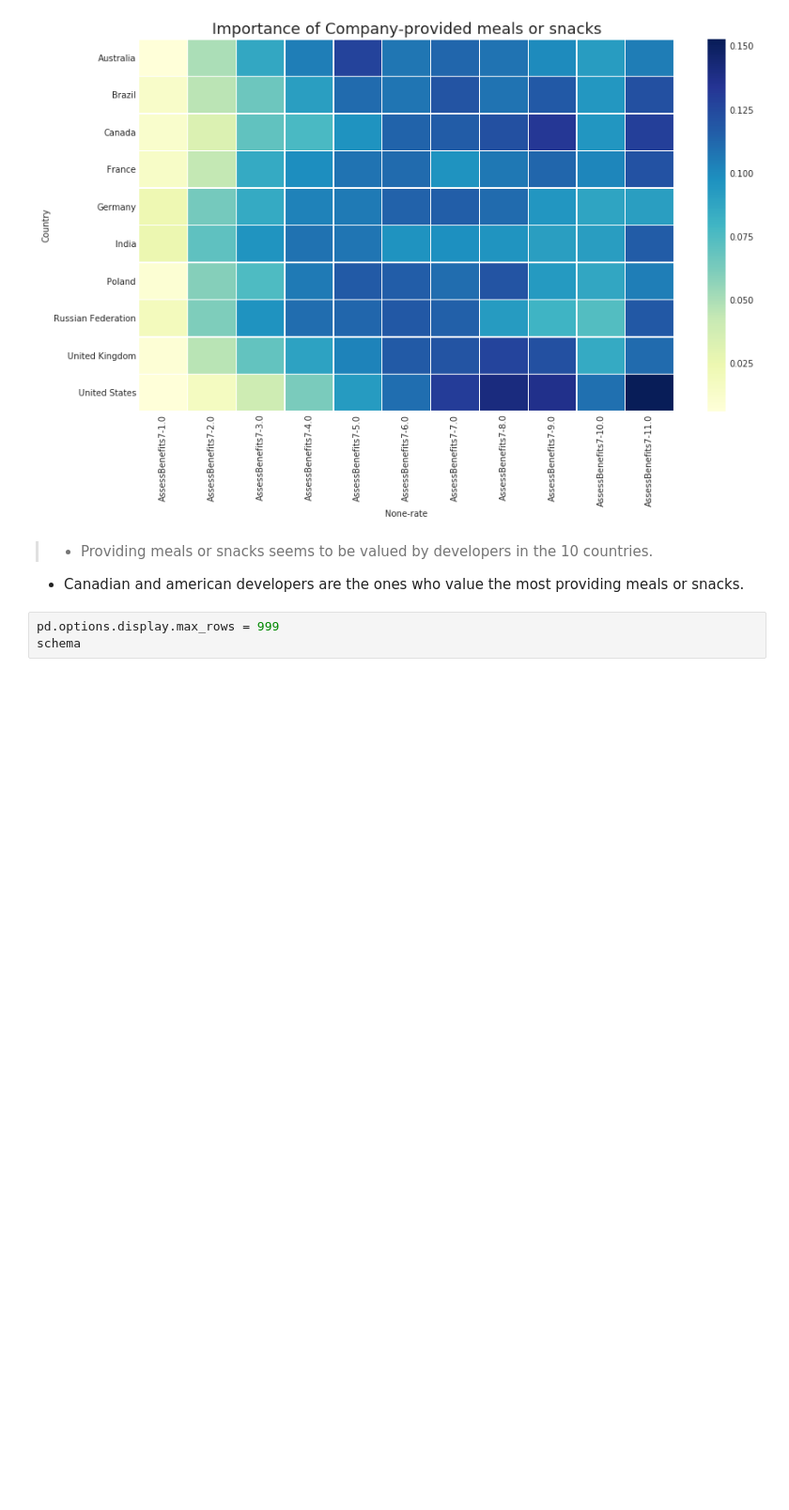
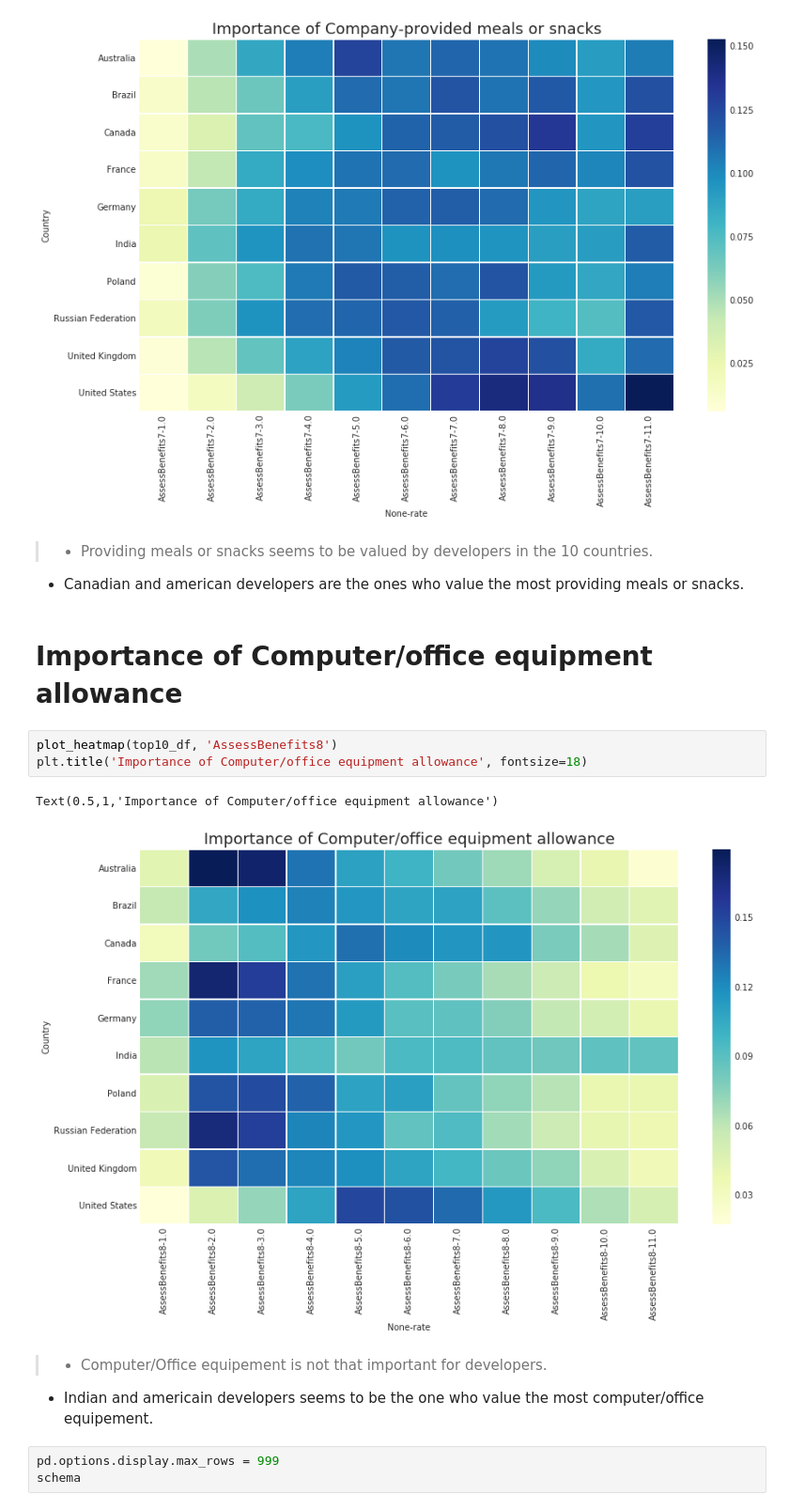
Before and after one commit to djaballah/Stack-Overflow-2018-Developer-Survey-Analysis, a Jupyter notebook: Simple Eda.ipynb, the cells around one changed output. Shown at 94% size. Drawn from its saved outputs; the diff is of its cells as text; blank space fills up the shorter version.

Commit message:
Analyzing the importance of office/computer equipement allowance

```diff
--- a/Simple Eda.ipynb
+++ b/Simple Eda.ipynb
@@ -437,6 +437,17 @@ Text(0.5,1,'Importance of Company-provided meals or snacks')
 # %% [markdown]
 > * Providing meals or snacks seems to be valued by developers in the 10 countries.
 * Canadian and american developers are the ones who value the most providing meals or snacks.
+# %% [markdown]
+# Importance of Computer/office equipment allowance
+# %%
+plot_heatmap(top10_df, 'AssessBenefits8')
+plt.title('Importance of Computer/office equipment allowance', fontsize=18)
+# %% [output]
+Text(0.5,1,'Importance of Computer/office equipment allowance')
+[figure, added]
+# %% [markdown]
+> * Computer/Office equipement is not that important for developers.
+* Indian and americain developers seems to be the one who value the most computer/office equipement.
 # %%
 pd.options.display.max_rows = 999
 schema
```
